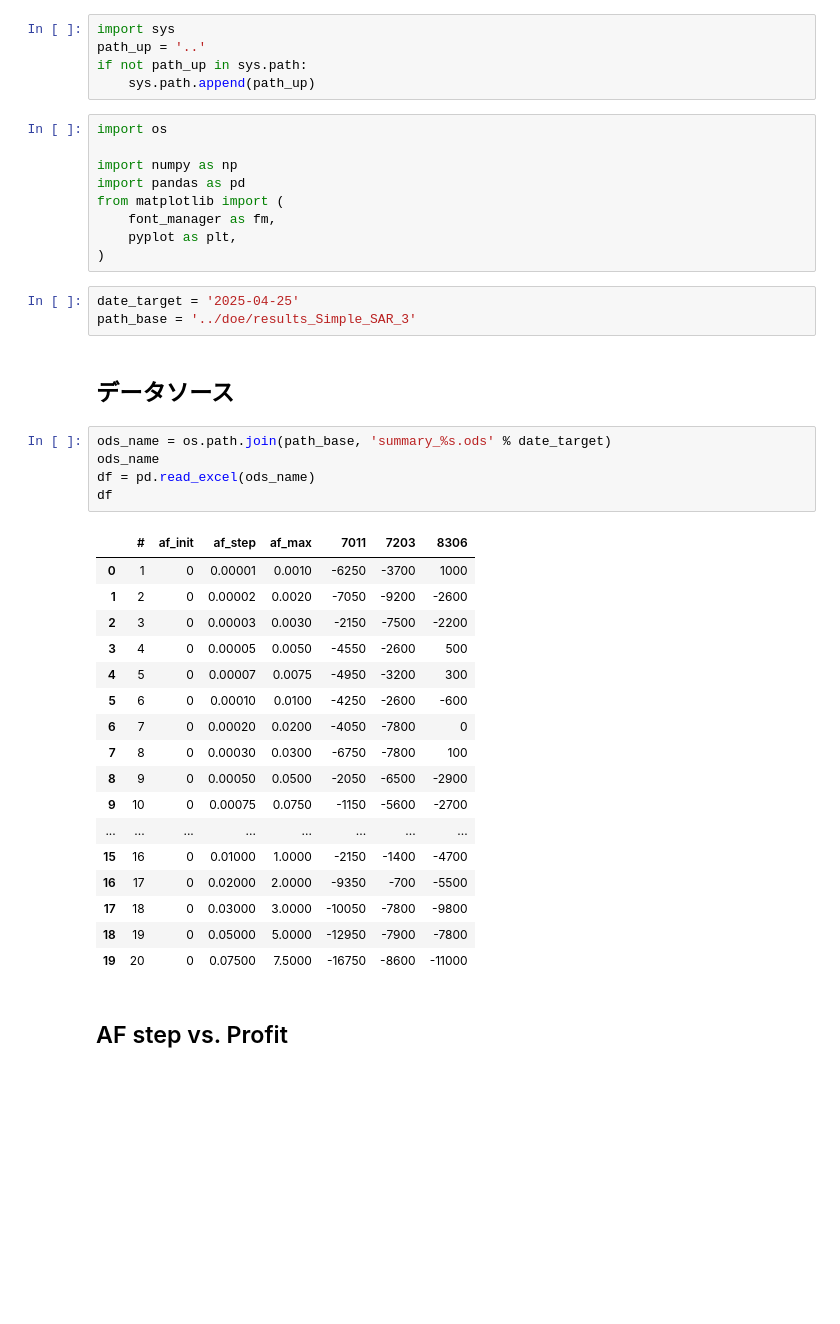
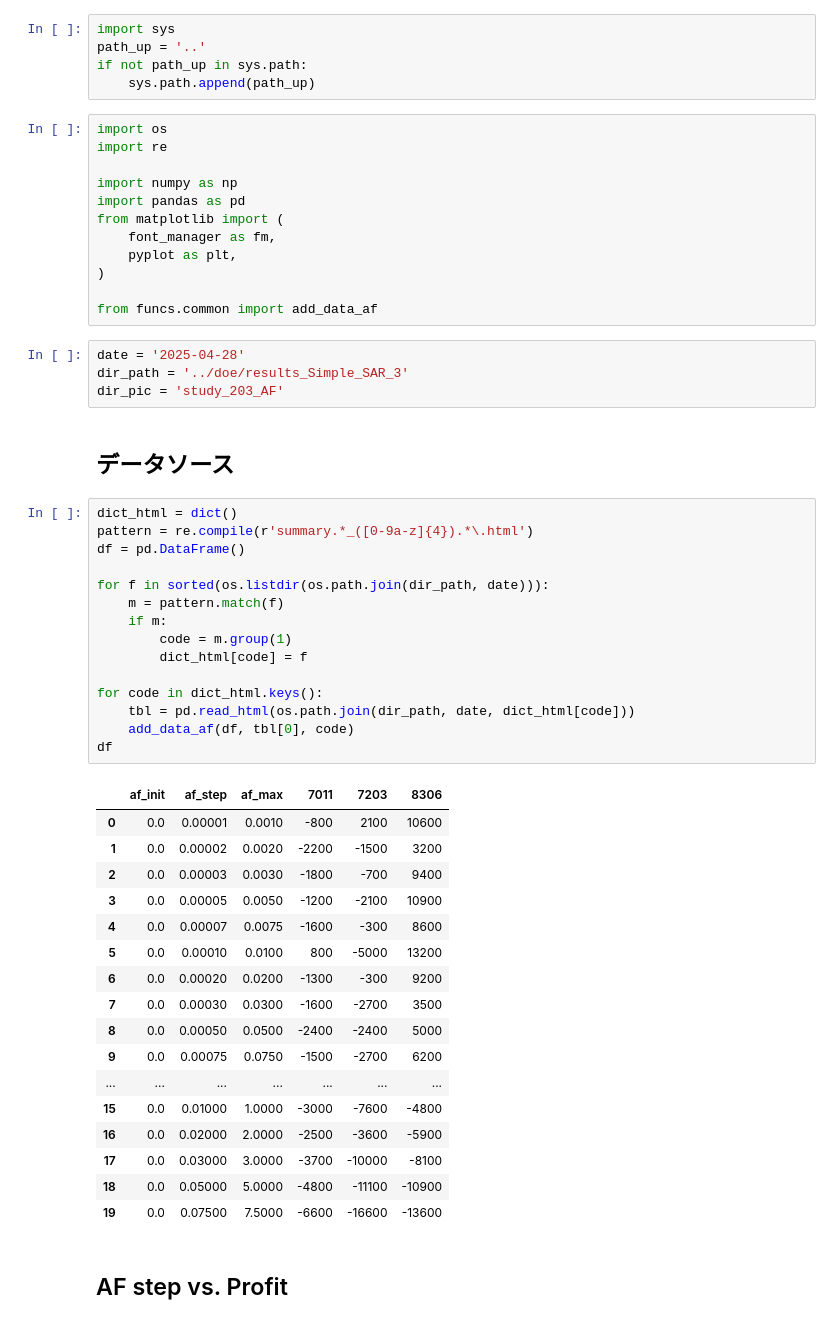
Before and after one commit to bitwalk123/day_trade_simulator, a Jupyter notebook: jupyter/study_203_AF.ipynb, the cells around one changed output. Saved outputs shown, nothing was run; the diff lists cells and outputs as text; blank space fills up the shorter version.

```diff
--- a/jupyter/study_203_AF.ipynb
+++ b/jupyter/study_203_AF.ipynb
@@ -7,6 +7,7 @@ if not path_up in sys.path:
     sys.path.append(path_up)
 # %%
 import os
+import re
 
 import numpy as np
 import pandas as pd
@@ -14,34 +15,47 @@ from matplotlib import (
     font_manager as fm,
     pyplot as plt,
 )
+
+from funcs.common import add_data_af
 # %%
-date_target = '2025-04-25'
-path_base = '../doe/results_Simple_SAR_3'
+date = '2025-04-28'
+dir_path = '../doe/results_Simple_SAR_3'
+dir_pic = 'study_203_AF'
 # %% [markdown]
 ## データソース
-# %%
-ods_name = os.path.join(path_base, 'summary_%s.ods' % date_target)
-ods_name
-df = pd.read_excel(ods_name)
-df
-# %% [output]
-|  | # | af_init | af_step | af_max | 7011 | 7203 | 8306 |
-| 0 | 1 | 0 | 0.00001 | 0.0010 | -6250 | -3700 | 1000 |
-| 1 | 2 | 0 | 0.00002 | 0.0020 | -7050 | -9200 | -2600 |
-| 2 | 3 | 0 | 0.00003 | 0.0030 | -2150 | -7500 | -2200 |
-| 3 | 4 | 0 | 0.00005 | 0.0050 | -4550 | -2600 | 500 |
-| 4 | 5 | 0 | 0.00007 | 0.0075 | -4950 | -3200 | 300 |
-| 5 | 6 | 0 | 0.00010 | 0.0100 | -4250 | -2600 | -600 |
-| 6 | 7 | 0 | 0.00020 | 0.0200 | -4050 | -7800 | 0 |
-| 7 | 8 | 0 | 0.00030 | 0.0300 | -6750 | -7800 | 100 |
-| 8 | 9 | 0 | 0.00050 | 0.0500 | -2050 | -6500 | -2900 |
-| 9 | 10 | 0 | 0.00075 | 0.0750 | -1150 | -5600 | -2700 |
-| ... | ... | ... | ... | ... | ... | ... | ... |
-| 15 | 16 | 0 | 0.01000 | 1.0000 | -2150 | -1400 | -4700 |
-| 16 | 17 | 0 | 0.02000 | 2.0000 | -9350 | -700 | -5500 |
-| 17 | 18 | 0 | 0.03000 | 3.0000 | -10050 | -7800 | -9800 |
-| 18 | 19 | 0 | 0.05000 | 5.0000 | -12950 | -7900 | -7800 |
-| 19 | 20 | 0 | 0.07500 | 7.5000 | -16750 | -8600 | -11000 |
+# %%
+dict_html = dict()
+pattern = re.compile(r'summary.*_([0-9a-z]{4}).*\.html')
+df = pd.DataFrame()
+
+for f in sorted(os.listdir(os.path.join(dir_path, date))):
+    m = pattern.match(f)
+    if m:
+        code = m.group(1)
+        dict_html[code] = f
+
+for code in dict_html.keys():
+    tbl = pd.read_html(os.path.join(dir_path, date, dict_html[code]))
+    add_data_af(df, tbl[0], code)
+df
+# %% [output]
+|  | af_init | af_step | af_max | 7011 | 7203 | 8306 |
+| 0 | 0.0 | 0.00001 | 0.0010 | -800 | 2100 | 10600 |
+| 1 | 0.0 | 0.00002 | 0.0020 | -2200 | -1500 | 3200 |
+| 2 | 0.0 | 0.00003 | 0.0030 | -1800 | -700 | 9400 |
+| 3 | 0.0 | 0.00005 | 0.0050 | -1200 | -2100 | 10900 |
+| 4 | 0.0 | 0.00007 | 0.0075 | -1600 | -300 | 8600 |
+| 5 | 0.0 | 0.00010 | 0.0100 | 800 | -5000 | 13200 |
+| 6 | 0.0 | 0.00020 | 0.0200 | -1300 | -300 | 9200 |
+| 7 | 0.0 | 0.00030 | 0.0300 | -1600 | -2700 | 3500 |
+| 8 | 0.0 | 0.00050 | 0.0500 | -2400 | -2400 | 5000 |
+| 9 | 0.0 | 0.00075 | 0.0750 | -1500 | -2700 | 6200 |
+| ... | ... | ... | ... | ... | ... | ... |
+| 15 | 0.0 | 0.01000 | 1.0000 | -3000 | -7600 | -4800 |
+| 16 | 0.0 | 0.02000 | 2.0000 | -2500 | -3600 | -5900 |
+| 17 | 0.0 | 0.03000 | 3.0000 | -3700 | -10000 | -8100 |
+| 18 | 0.0 | 0.05000 | 5.0000 | -4800 | -11100 | -10900 |
+| 19 | 0.0 | 0.07500 | 7.5000 | -6600 | -16600 | -13600 |
 # %% [markdown]
 ## AF step vs. Profit
 # %%
```
Also changed, not shown: parts of 1 cell of this notebook, 1 other file.
